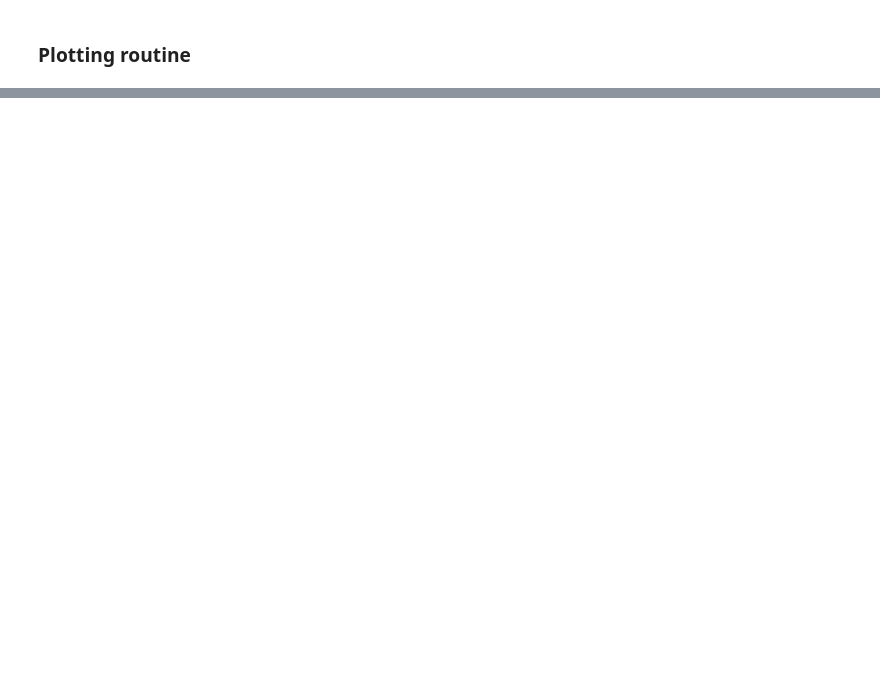
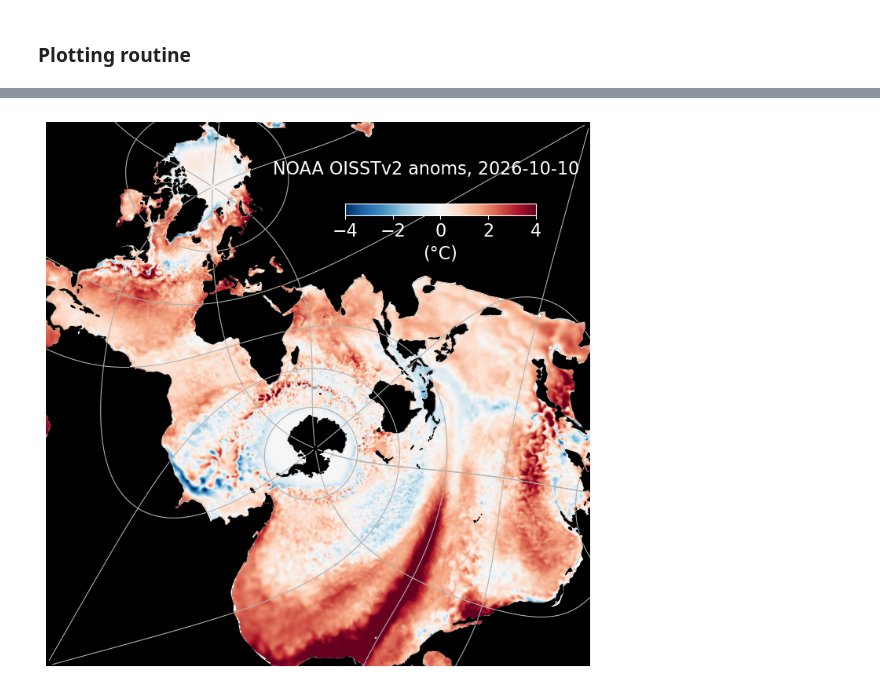
Before and after one commit to mauricehuguenin/NOAA_spilhaus, a Jupyter notebook: NOAA_OISST_Spilhaus.ipynb, the cells around one changed output, grey strips where cells are left out. Cells and saved outputs as stored; diff of their text form; code cells hidden in the pictures; blank space fills up the shorter version.

```diff
--- a/NOAA_OISST_Spilhaus.ipynb
+++ b/NOAA_OISST_Spilhaus.ipynb
@@ -157,0 +104,57 @@ Wall time: 1min 19s
+# %%
+%%time
+fig = plt.figure(figsize=(9,9)) # initialise figure
+ax = plt.axes(projection=spilhaus) # using the Spilhaus projection in cartopy
+ax.set_global()
+
+# make invalid pixels transparent
+cmap = plt.get_cmap("RdBu_r").copy()
+cmap.set_bad(alpha=0)
+
+# here the key part, plotting the data --------------------------------------------------------------------------------------------------------------------------- #
+im = ax.imshow(spilhaus_data, origin="lower", extent=[xmin, xmax, ymin, ymax], cmap=cmap,
+               vmin=-4, vmax=4, interpolation="bilinear", transform=spilhaus, zorder=0) #
+# ---------------------------------------------------------------------------------------------------------------------------------------------------------------- #
+
+# land and coastline
+ax.add_feature(cfeature.LAND.with_scale("110m"), facecolor='k', edgecolor="none", zorder=2)
+ax.coastlines(resolution="110m", color="black", linewidth=0.5, zorder=3)
+
+# add grid lines
+ax.gridlines()#color = [.83, .83, .83], lw=.5)
+
+# adding a marker where I am currently on the map :-)
+kiel_xy = spilhaus.transform_point(10.1228, 54.3233, platecarree) # I also need to transform this data point, otherwise it
+                                                                  # somehow shows up in Kerguelen haha
+#ax.plot(kiel_xy[0], kiel_xy[1], marker="o", markersize=8, markerfacecolor=myblue, markeredgecolor="white", markeredgewidth=1.5, zorder=20)
+#ax.text(kiel_xy[0] + 150e3, kiel_xy[1] + 150e3, 'I am here', color=myblue, fontsize=8, fontweight="bold", zorder=21)
+
+ax.axis('off') # remove axis
+
+# add title with automatic date from the data set
+ax.text(0.98, 0.93, 'NOAA OISSTv2 anoms, ' + str(sst_anom.time.values)[:10], transform=ax.transAxes, ha="right", va="top", color='w', fontsize=16)
+
+# colorbar directly below the text
+cax = inset_axes(ax, width="35%", height="3%", loc="upper right",
+                 bbox_to_anchor=(-.1, 0.15 ,1, 0.7), bbox_transform=ax.transAxes, borderpad=0)
+
+# colorbar specifics to make it fancy
+cbar = fig.colorbar(im, cax=cax, orientation="horizontal")
+cbar.ax.tick_params(colors="w", labelsize=10)
+cbar.outline.set_edgecolor("w")
+cbar.ax.tick_params(labelsize=16)
+cbar.set_label('(°C)', color='w', fontsize=16, labelpad=4)
+cbar.set_ticks(np.linspace(-4,4, 5)) # have five ticks on the colour bar
+
+# remove white border around figure that is automatically created by cartopy
+#fig.patch.set_facecolor('k'); ax.set_facecolor('k'); ax.spines['geo'].set_visible(False)
+
+# --- saving as 1000 dpi .PNG image in specified folder -------------------- #
+plt.savefig(save + 'NOAA_OISST_spilhaus',                                    #
+            dpi=1000, facecolor='k',  # remove 'w' border (make it black)    #
+            edgecolor='k', orientation='landscape',                          #
+            format=None, transparent=False, bbox_inches='tight',             #
+            pad_inches=0.1, metadata=None)                                   #
+# --- end of script -------------------------------------------------------- #
+# Wall time: 29.9 s
+# %% [output]
@@ -157,0 +163 @@ Wall time: 1min 19s
+[figure, added]
```
Also changed, not shown: parts of 5 cells of this notebook, 1 other file.
